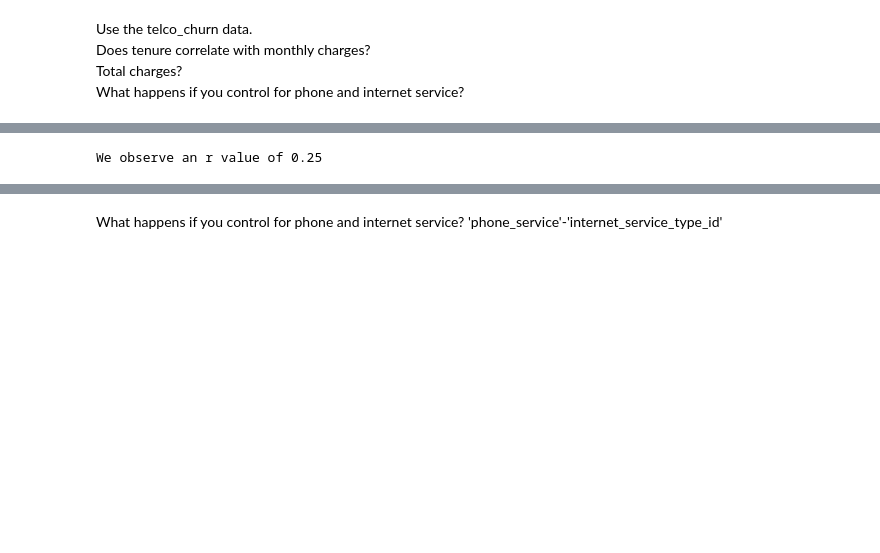
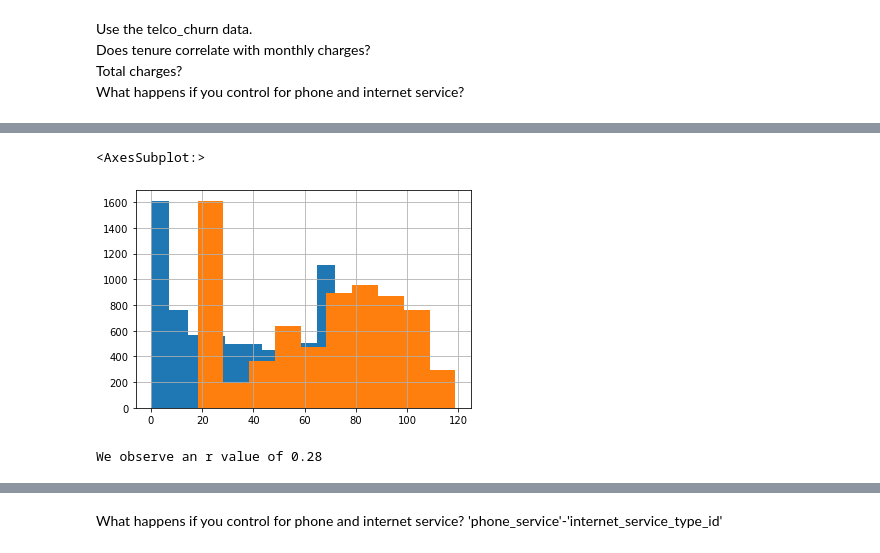
Before and after one commit to richie-p-meyer/statistics-exercises, a Jupyter notebook: hypothesis_testing.ipynb, the cells around one changed output, grey strips where cells are left out. Drawn from its saved outputs; the diff is of its cells as text; code cells hidden in the pictures; blank space fills up the shorter version.

```diff
--- a/hypothesis_testing.ipynb
+++ b/hypothesis_testing.ipynb
@@ -231,10 +241,15 @@ df = pd.read_sql('SELECT * FROM customers', db_url)
+# %%
+tenure.hist()
+monthly_charges.hist()
+# %% [output]
+<AxesSubplot:>
+[figure, added]
 # %%
-tenure = df['tenure']
-monthly_charges = df['monthly_charges']
-r, p = stats.pearsonr(tenure,monthly_charges)
+
+r, p = stats.spearmanr(tenure,monthly_charges)
 print(f"We observe an r value of {round(r,2)}")
 # %% [output]
-We observe an r value of 0.25
+We observe an r value of 0.28
 # %%
 total_charges
 # %% [output]
```
Also changed, not shown: parts of 30 cells of this notebook, 1 other file.
